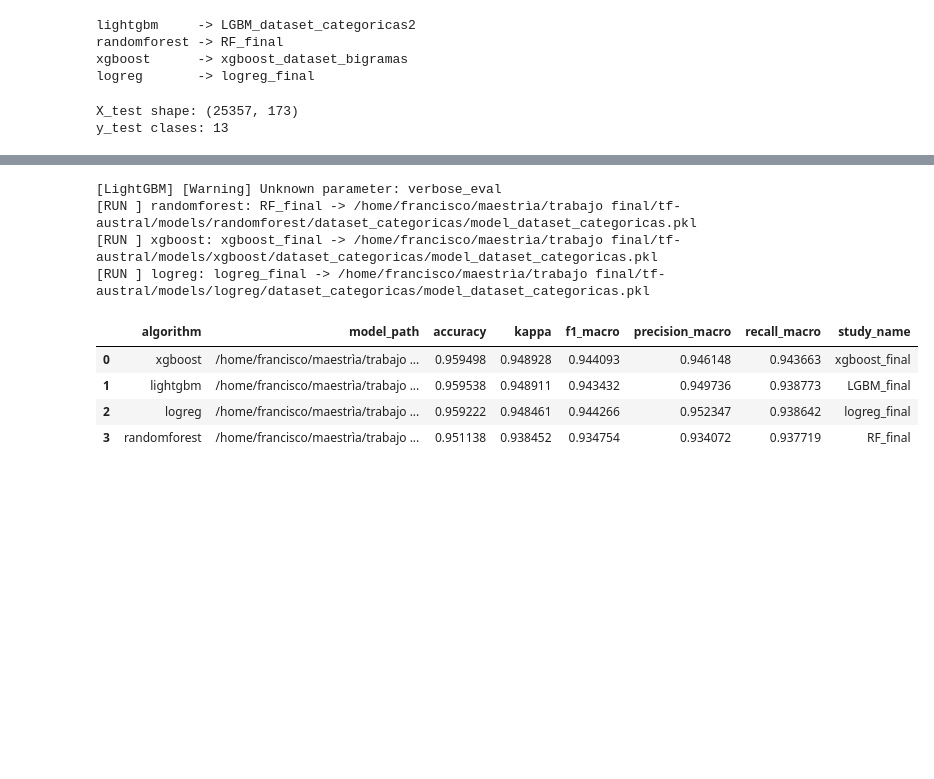
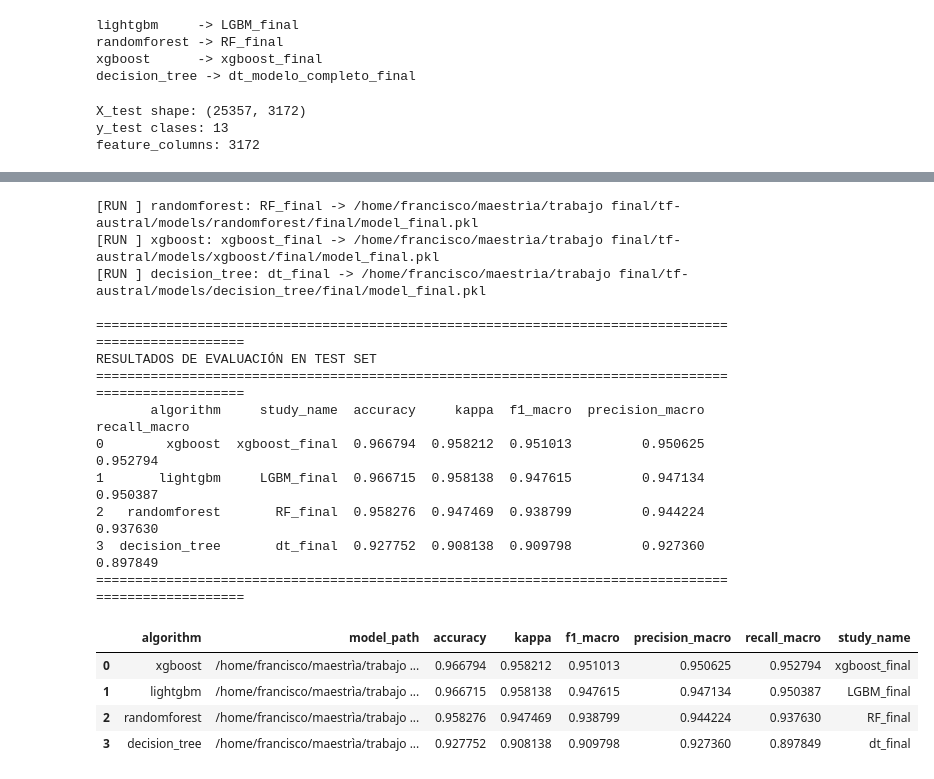
Before and after one commit to carrenogf/tf-austral, a Jupyter notebook: testing_modelos.ipynb, the cells around one changed output, grey strips where cells are left out. Saved outputs shown, nothing was run; the diff lists cells and outputs as text; code cells hidden in the pictures; blank space fills up the shorter version.

```diff
--- a/testing_modelos.ipynb
+++ b/testing_modelos.ipynb
@@ -141,7 +149,7 @@ MANUAL_STUDIES = {
     'lightgbm': "LGBM_final",
     'randomforest': "RF_final",
     'xgboost': "xgboost_final",
-    'logreg': "logreg_final",
+    'decision_tree': "dt_final",
 }
 
 studies_cache = list_studies_by_algo(OPTUNA_DB)
@@ -151,32 +159,38 @@ for algo in ALGO_DIRS.keys():
     msg = best[0].study_name if best else 'sin estudio en optuna'
     print(f'{algo:12s} -> {msg}')
 # %% [output]
-lightgbm     -> LGBM_dataset_categoricas2
+lightgbm     -> LGBM_final
 randomforest -> RF_final
-xgboost      -> xgboost_dataset_bigramas
-logreg       -> logreg_final
+xgboost      -> xgboost_final
+decision_tree -> dt_modelo_completo_final
 # %%
-if not TEST_PATH.exists():
-    raise FileNotFoundError(f'No existe {TEST_PATH}')
+if not SPARSE_DIR.exists():
+    raise FileNotFoundError(f'No existe {SPARSE_DIR}')
 
-df_test = pd.read_csv(TEST_PATH, sep=';')
-if 'target' not in df_test.columns:
-    raise ValueError('df_final_test.csv no tiene columna target')
+X_test, y_test_np = load_sparse_split(DATASET_DIR, TEST_SPLIT)
+if not isinstance(X_test, csr_matrix):
+    X_test = X_test.tocsr()
 
-df_test['texto_limpio'] = df_test.get('texto_limpio', '').fillna('')
-X_test = df_test.drop(columns=['target'], errors='ignore')
-y_test = df_test['target'].astype(int)
+feature_columns = load_feature_columns(DATASET_DIR)
+if X_test.shape[1] != len(feature_columns):
+    raise ValueError(
+        f'Dimension inconsistente: X_test tiene {X_test.shape[1]} columnas y feature_columns tiene {len(feature_columns)}'
+    )
 
+y_test = pd.Series(y_test_np).astype(int)
 inv_mapping = invert_class_mapping(CLASS_MAP_PATH)
+
 print('X_test shape:', X_test.shape)
 print('y_test clases:', y_test.nunique())
+print('feature_columns:', len(feature_columns))
 # %% [output]
-X_test shape: (25357, 173)
+X_test shape: (25357, 3172)
 y_test clases: 13
+feature_columns: 3172
 # %%
-def evaluate_pipeline(algo: str, model_path: Path, X: pd.DataFrame, y: pd.Series):
+def evaluate_pipeline(algo: str, model_path: Path, X: Any, y: pd.Series):
     model = joblib.load(model_path)
-    y_pred = pd.Series(model.predict(X)).astype(int)
+    y_pred = pd.Series(np.asarray(model.predict(X)).ravel()).astype(int)
 
     metrics = {
         'algorithm': algo,
@@ -193,6 +207,11 @@ def evaluate_pipeline(algo: str, model_path: Path, X: pd.DataFrame, y: pd.Series
 
     return metrics, y_pred, labels, cm
 
+
+# Crear mapeo de números a nombres de clases
+with open(CLASS_MAP_PATH, 'r') as f:
+    class_mapping = json.load(f)
+class_names_dict = {v: k for k, v in class_mapping.items()}
 
 results_rows = []
 predictions_by_algo = {}
@@ -220,6 +239,15 @@ if results_df.empty:
     raise RuntimeError('No hubo modelos evaluados. Revisar MANUAL_STUDIES o carpetas de models/.')
 
 results_df = results_df.sort_values(['kappa', 'accuracy'], ascending=False).reset_index(drop=True)
+
+# Mostrar resultados con mejor formato
+pd.set_option('display.max_columns', None)
+pd.set_option('display.width', None)
+print("\n" + "="*100)
+print("RESULTADOS DE EVALUACIÓN EN TEST SET")
+print("="*100)
+print(results_df[['algorithm', 'study_name', 'accuracy', 'kappa', 'f1_macro', 'precision_macro', 'recall_macro']].to_string(index=True))
+print("="*100)
 results_df
 # %% [output]
 [RUN ] lightgbm: LGBM_final -> /home/francisco/maestrìa/trabajo final/tf-austral/models/lgbm/final/model_final.pkl
@@ -226,11 +255,20 @@ results_df
-[LightGBM] [Warning] Unknown parameter: verbose_eval
-[RUN ] randomforest: RF_final -> /home/francisco/maestrìa/trabajo final/tf-austral/models/randomforest/dataset_categoricas/model_dataset_categoricas.pkl
-[RUN ] xgboost: xgboost_final -> /home/francisco/maestrìa/trabajo final/tf-austral/models/xgboost/dataset_categoricas/model_dataset_categoricas.pkl
-[RUN ] logreg: logreg_final -> /home/francisco/maestrìa/trabajo final/tf-austral/models/logreg/dataset_categoricas/model_dataset_categoricas.pkl
+[RUN ] randomforest: RF_final -> /home/francisco/maestrìa/trabajo final/tf-austral/models/randomforest/final/model_final.pkl
+[RUN ] xgboost: xgboost_final -> /home/francisco/maestrìa/trabajo final/tf-austral/models/xgboost/final/model_final.pkl
+[RUN ] decision_tree: dt_final -> /home/francisco/maestrìa/trabajo final/tf-austral/models/decision_tree/final/model_final.pkl
+
+====================================================================================================
+RESULTADOS DE EVALUACIÓN EN TEST SET
+====================================================================================================
+       algorithm     study_name  accuracy     kappa  f1_macro  precision_macro  recall_macro
+0        xgboost  xgboost_final  0.966794  0.958212  0.951013         0.950625      0.952794
+1       lightgbm     LGBM_final  0.966715  0.958138  0.947615         0.947134      0.950387
+2   randomforest       RF_final  0.958276  0.947469  0.938799         0.944224      0.937630
+3  decision_tree       dt_final  0.927752  0.908138  0.909798         0.927360      0.897849
+====================================================================================================
 |  | algorithm | model_path | accuracy | kappa | f1_macro | precision_macro | recall_macro | study_name |
-| 0 | xgboost | /home/francisco/maestrìa/trabajo ... | 0.959498 | 0.948928 | 0.944093 | 0.946148 | 0.943663 | xgboost_final |
-| 1 | lightgbm | /home/francisco/maestrìa/trabajo ... | 0.959538 | 0.948911 | 0.943432 | 0.949736 | 0.938773 | LGBM_final |
-| 2 | logreg | /home/francisco/maestrìa/trabajo ... | 0.959222 | 0.948461 | 0.944266 | 0.952347 | 0.938642 | logreg_final |
-| 3 | randomforest | /home/francisco/maestrìa/trabajo ... | 0.951138 | 0.938452 | 0.934754 | 0.934072 | 0.937719 | RF_final |
+| 0 | xgboost | /home/francisco/maestrìa/trabajo ... | 0.966794 | 0.958212 | 0.951013 | 0.950625 | 0.952794 | xgboost_final |
+| 1 | lightgbm | /home/francisco/maestrìa/trabajo ... | 0.966715 | 0.958138 | 0.947615 | 0.947134 | 0.950387 | LGBM_final |
+| 2 | randomforest | /home/francisco/maestrìa/trabajo ... | 0.958276 | 0.947469 | 0.938799 | 0.944224 | 0.937630 | RF_final |
+| 3 | decision_tree | /home/francisco/maestrìa/trabajo ... | 0.927752 | 0.908138 | 0.909798 | 0.927360 | 0.897849 | dt_final |
 # %%
 # Elegir algoritmo para analisis detallado
```
Also changed, not shown: parts of 8 cells of this notebook, 5 other files.
